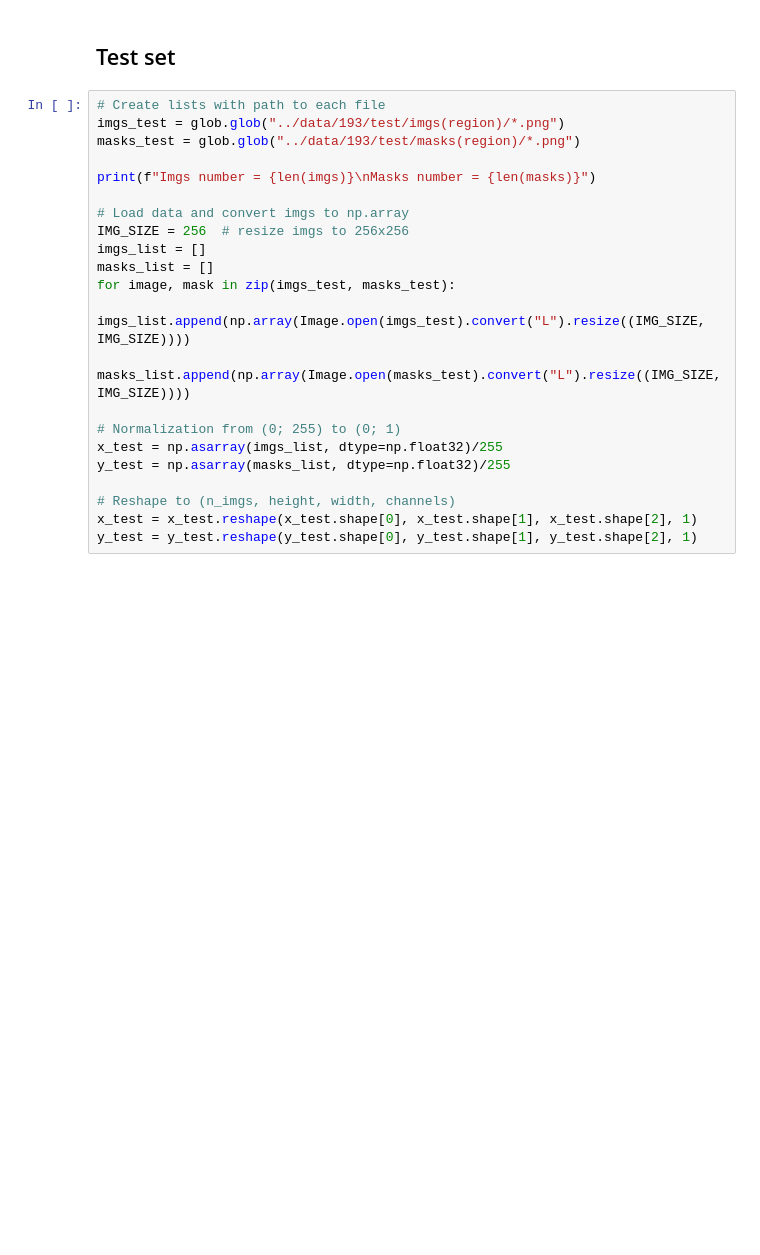
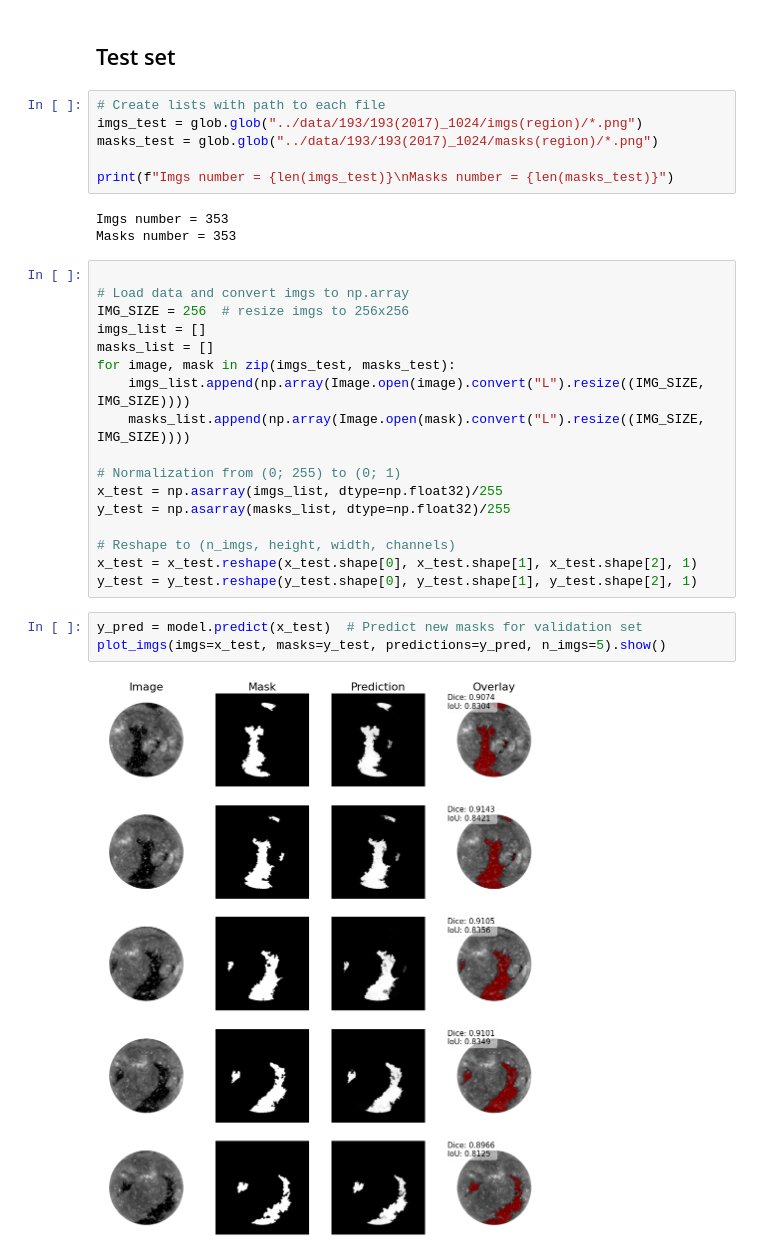
Before and after one commit to harmi97/sun-segmentation, a Jupyter notebook: notebooks/model_train.ipynb, the cells around one changed output. Drawn from its saved outputs; the diff is of its cells as text; blank space fills up the shorter version.

```diff
--- a/notebooks/model_train.ipynb
+++ b/notebooks/model_train.ipynb
@@ -145,19 +170,23 @@ print(f"Validation:\nDice: {dice} Dice_tresh: {dice_tresh}\n IoU: {iou_val} IoU_
 # %% [markdown]
 ## Test set
+# %%
+# Create lists with path to each file
+imgs_test = glob.glob("../data/193/193(2017)_1024/imgs(region)/*.png")
+masks_test = glob.glob("../data/193/193(2017)_1024/masks(region)/*.png")
+
+print(f"Imgs number = {len(imgs_test)}\nMasks number = {len(masks_test)}")
+# %% [output]
+Imgs number = 353
+Masks number = 353
 # %%
-# Create lists with path to each file
-imgs_test = glob.glob("../data/193/test/imgs(region)/*.png")
-masks_test = glob.glob("../data/193/test/masks(region)/*.png")
-
-print(f"Imgs number = {len(imgs)}\nMasks number = {len(masks)}")
 
 # Load data and convert imgs to np.array
 IMG_SIZE = 256  # resize imgs to 256x256
 imgs_list = []
 masks_list = []
 for image, mask in zip(imgs_test, masks_test):
-    imgs_list.append(np.array(Image.open(imgs_test).convert("L").resize((IMG_SIZE, IMG_SIZE))))
-    masks_list.append(np.array(Image.open(masks_test).convert("L").resize((IMG_SIZE, IMG_SIZE))))
+    imgs_list.append(np.array(Image.open(image).convert("L").resize((IMG_SIZE, IMG_SIZE))))
+    masks_list.append(np.array(Image.open(mask).convert("L").resize((IMG_SIZE, IMG_SIZE))))
 
 # Normalization from (0; 255) to (0; 1)
 x_test = np.asarray(imgs_list, dtype=np.float32)/255
@@ -166,4 +195,9 @@ y_test = np.asarray(masks_list, dtype=np.float32)/255
 # Reshape to (n_imgs, height, width, channels)
 x_test = x_test.reshape(x_test.shape[0], x_test.shape[1], x_test.shape[2], 1)
 y_test = y_test.reshape(y_test.shape[0], y_test.shape[1], y_test.shape[2], 1)
+# %%
+y_pred = model.predict(x_test)  # Predict new masks for validation set
+plot_imgs(imgs=x_test, masks=y_test, predictions=y_pred, n_imgs=5).show()
+# %% [output]
+[figure, added]
 # %%
```
Also changed, not shown: parts of 8 cells of this notebook.
